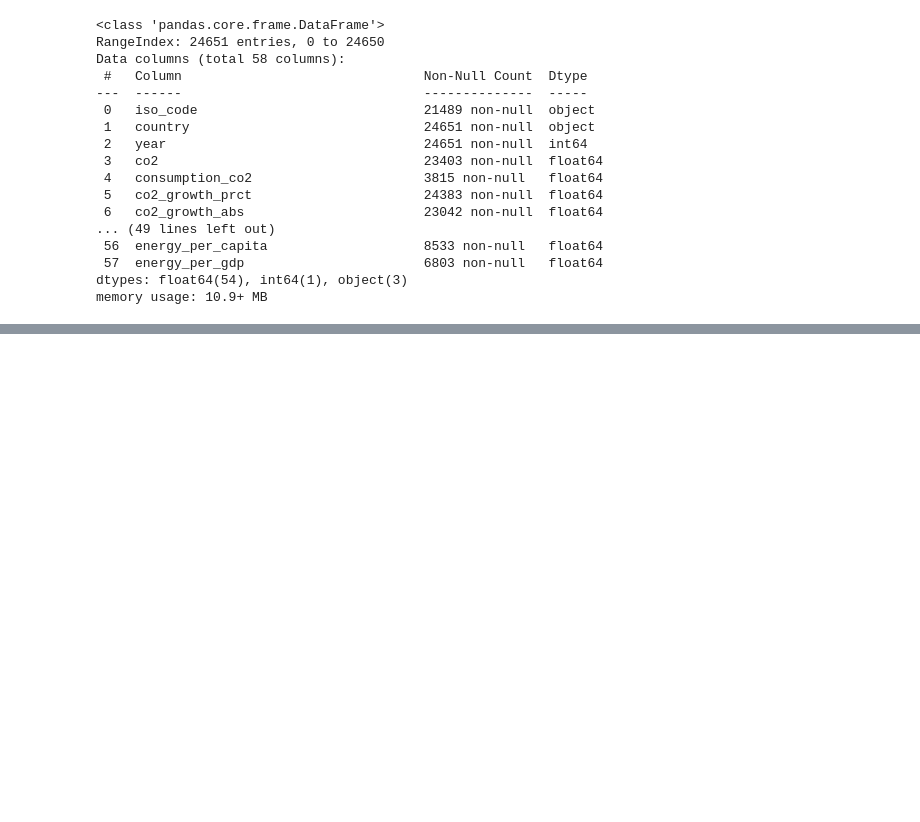
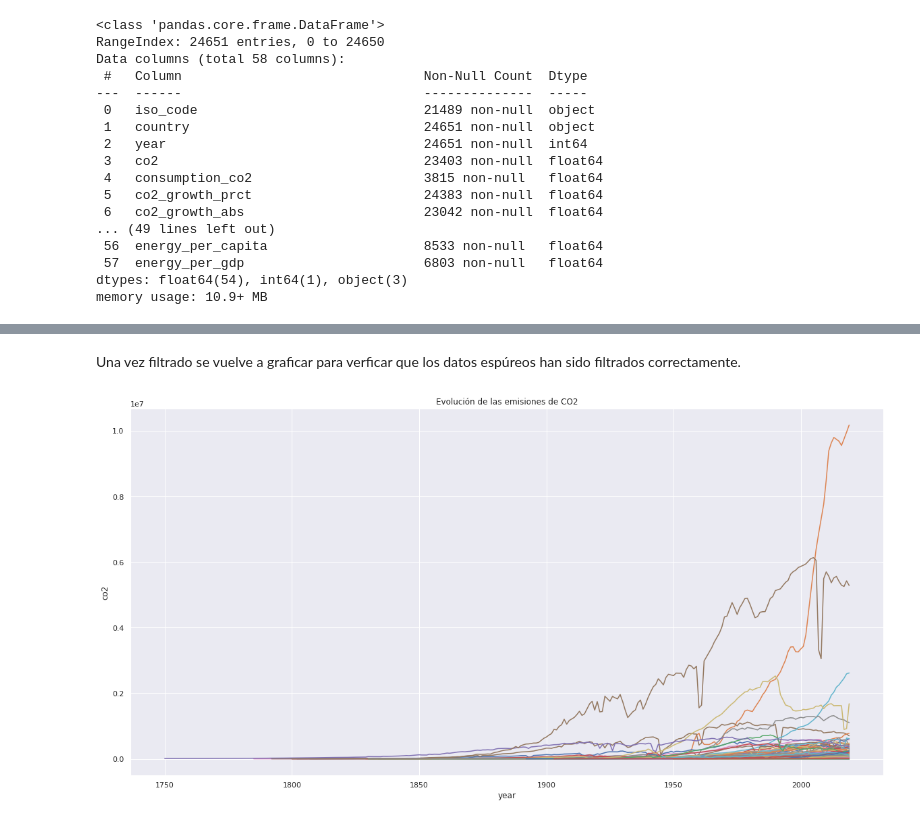
Before and after one commit to aparra4169/Visualizacion-de-Datos, a Jupyter notebook: TrabajoPractico/Notebooks/07MBIG_Visu_TP_GeneraDataset.ipynb, the cells around one changed output, grey strips where cells are left out. Saved outputs shown, nothing was run; the diff lists cells and outputs as text; code cells hidden in the pictures; blank space fills up the shorter version.

```diff
--- a/TrabajoPractico/Notebooks/07MBIG_Visu_TP_GeneraDataset.ipynb
+++ b/TrabajoPractico/Notebooks/07MBIG_Visu_TP_GeneraDataset.ipynb
@@ -71,3 +91,50 @@ df2.head()
+# %%
+# Filtrar los datos que parece que están divididos /10
+def filtraRuido(paises, columna, limite):
+
+  current_code = paises[0]
+  last_value = columna[0]
+
+  diff_arr = []
+  for index in range(len(columna)):
+    if index+1 >= len(columna):
+      # No sumar, es la última
+      diff_arr.append(1)
+    else:
+      if current_code == paises[index]: # Seguimos en el mismo pais
+        current_value = columna[index]
+        next_value = columna[index+1]
+        diff =  ((last_value + next_value)/2)/current_value
+        if diff > limite:
+          diff_arr.append(diff)
+        else:
+          diff_arr.append(1)
+        last_value = current_value
+      else: # cambio de pais
+        current_code = paises[index]
+        last_value = columna[index]
+        diff_arr.append(1)
+
+  return columna * diff_arr
+
+df2['co2'] = filtraRuido(df2['iso_code'], df2['co2'], 4)
+df2['coal_co2'] = filtraRuido(df2['iso_code'], df2['coal_co2'], 4)
+df2['cement_co2'] = filtraRuido(df2['iso_code'], df2['cement_co2'], 4)
+df2['flaring_co2'] = filtraRuido(df2['iso_code'], df2['flaring_co2'], 4)
+df2['gas_co2'] = filtraRuido(df2['iso_code'], df2['gas_co2'], 4)
+df2['oil_co2'] = filtraRuido(df2['iso_code'], df2['oil_co2'], 4)
+df2['other_industry_co2'] = filtraRuido(df2['iso_code'], df2['other_industry_co2'], 4)
+# %% [markdown]
+Una vez filtrado se vuelve a graficar para verficar que los datos espúreos han sido filtrados correctamente.
+# %%
+sns.set(rc={'figure.figsize':(20,10)})
+for e in df2['iso_code'].unique():
+    sns.lineplot(x=df2[ df2.iso_code == e ]['year'], y=df2[ df2.iso_code == e ]['co2'], legend=True)
+
+plt.title("Evolución de las emisiones de CO2")
+plt.show()
+# %% [output]
+[figure, added]
 # %%
 df2.to_csv('final_dataset.csv')
 files.download('final_dataset.csv')
```
Also changed, not shown: parts of 8 cells of this notebook, 11 other files.
